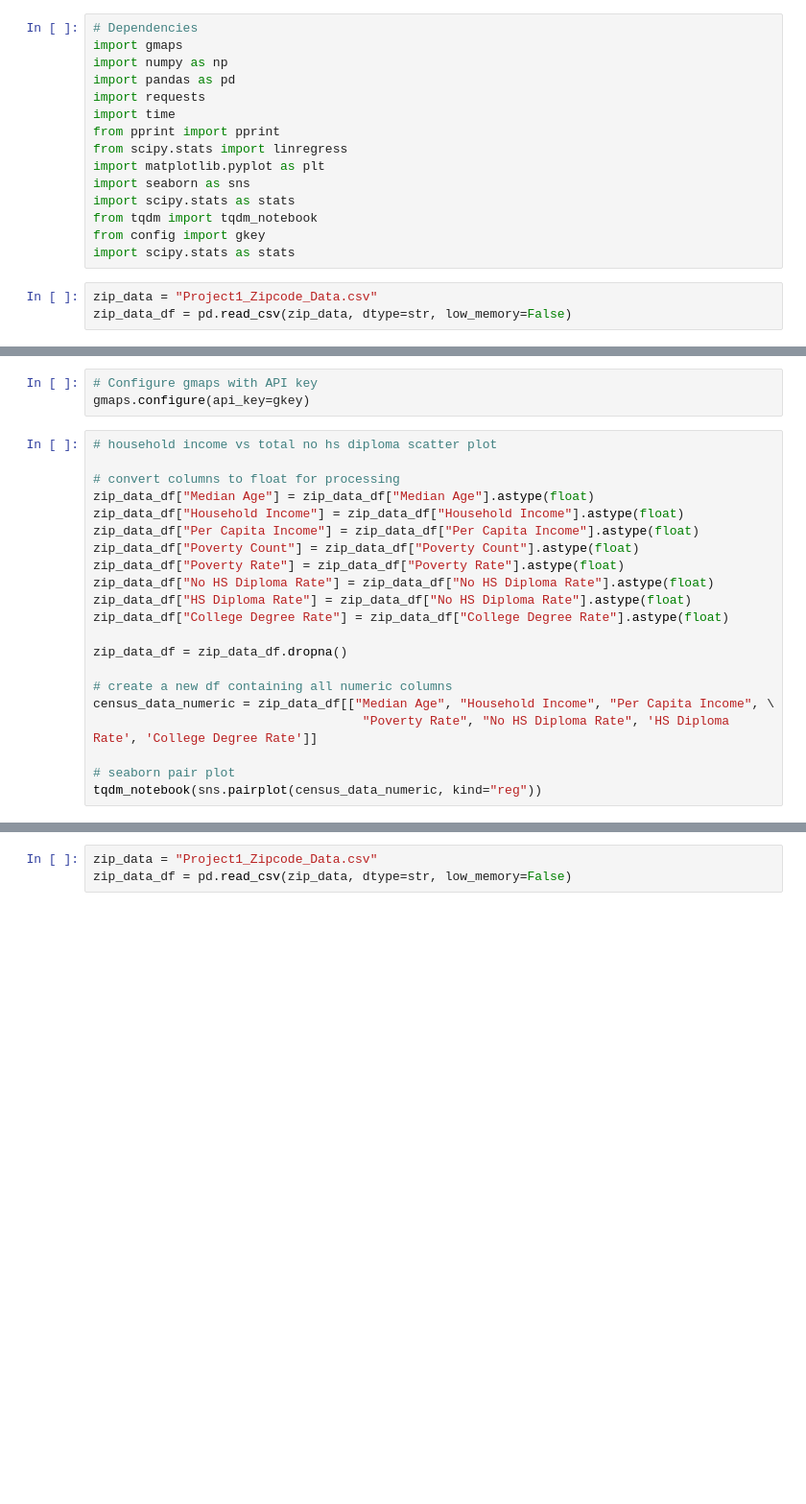
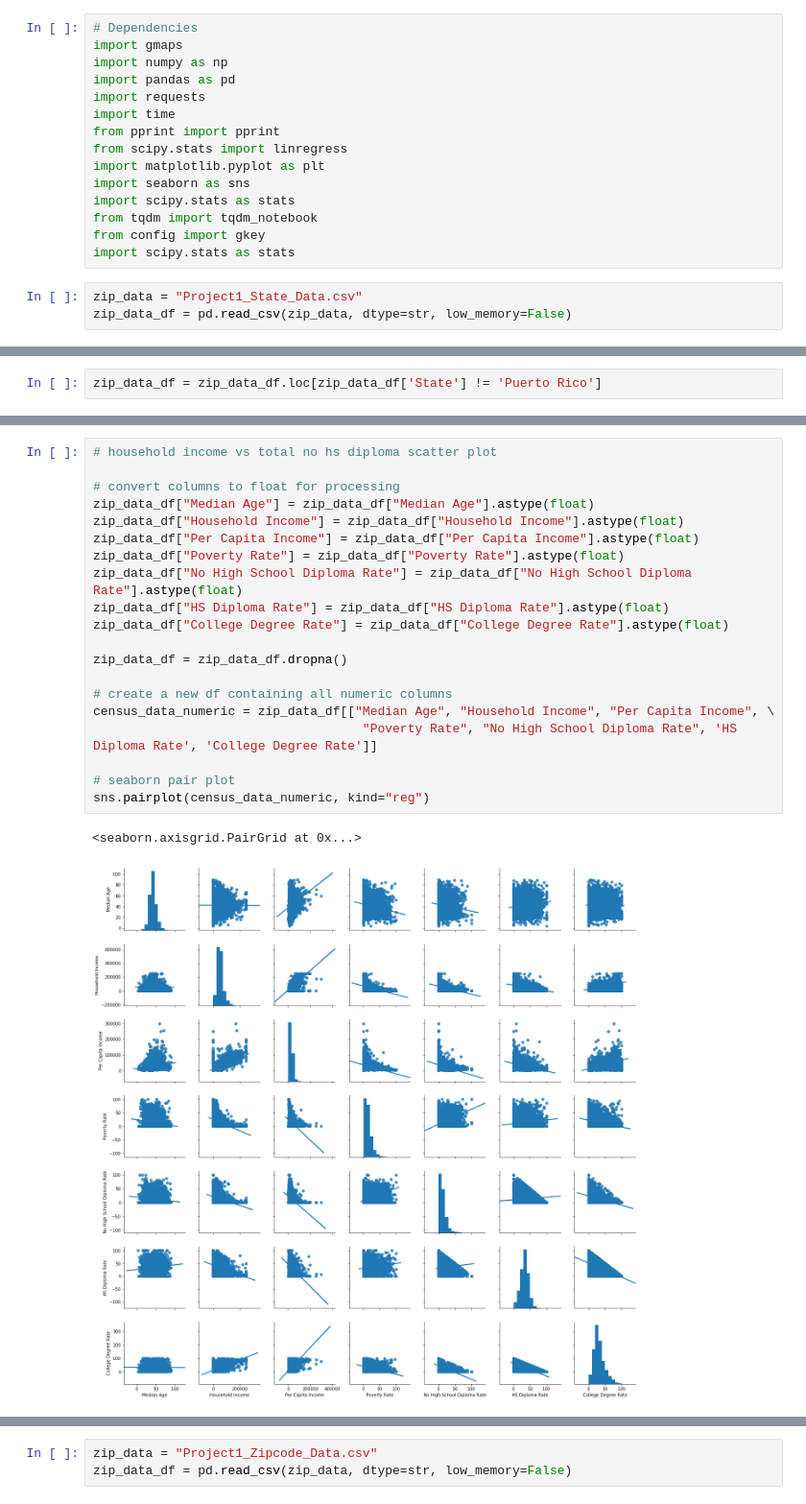
Before and after one commit to trigus00/Project_1, a Jupyter notebook: Stats_ZipCode.ipynb, the cells around one changed output, grey strips where cells are left out. Shown at 96% size. Cells and saved outputs as stored; diff of their text form; blank space fills up the shorter version.

Commit message:
Updated csv to remove Puerto Rico

```diff
--- a/Stats_ZipCode.ipynb
+++ b/Stats_ZipCode.ipynb
@@ -14,5 +14,5 @@ from tqdm import tqdm_notebook
 from config import gkey
 import scipy.stats as stats
 # %%
-zip_data = "Project1_Zipcode_Data.csv"
+zip_data = "Project1_State_Data.csv"
 zip_data_df = pd.read_csv(zip_data, dtype=str, low_memory=False)
@@ -44 +19,3 @@ zip_data_df.sort_values(by='Poverty Rate', ascending=False)
+# %%
+zip_data_df = zip_data_df.loc[zip_data_df['State'] != 'Puerto Rico']
 # %%
@@ -46,27 +42,26 @@ zip_data_df.columns
-# %%
-# Configure gmaps with API key
-gmaps.configure(api_key=gkey)
 # %%
 # household income vs total no hs diploma scatter plot
 
 # convert columns to float for processing
 zip_data_df["Median Age"] = zip_data_df["Median Age"].astype(float)
 zip_data_df["Household Income"] = zip_data_df["Household Income"].astype(float)
 zip_data_df["Per Capita Income"] = zip_data_df["Per Capita Income"].astype(float)
-zip_data_df["Poverty Count"] = zip_data_df["Poverty Count"].astype(float)
 zip_data_df["Poverty Rate"] = zip_data_df["Poverty Rate"].astype(float)
-zip_data_df["No HS Diploma Rate"] = zip_data_df["No HS Diploma Rate"].astype(float)
-zip_data_df["HS Diploma Rate"] = zip_data_df["No HS Diploma Rate"].astype(float)
+zip_data_df["No High School Diploma Rate"] = zip_data_df["No High School Diploma Rate"].astype(float)
+zip_data_df["HS Diploma Rate"] = zip_data_df["HS Diploma Rate"].astype(float)
 zip_data_df["College Degree Rate"] = zip_data_df["College Degree Rate"].astype(float)
 
 zip_data_df = zip_data_df.dropna()
 
 # create a new df containing all numeric columns
 census_data_numeric = zip_data_df[["Median Age", "Household Income", "Per Capita Income", \
-                                    "Poverty Rate", "No HS Diploma Rate", 'HS Diploma Rate', 'College Degree Rate']]
+                                    "Poverty Rate", "No High School Diploma Rate", 'HS Diploma Rate', 'College Degree Rate']]
 
 # seaborn pair plot
-tqdm_notebook(sns.pairplot(census_data_numeric, kind="reg"))
+sns.pairplot(census_data_numeric, kind="reg")
+# %% [output]
+<seaborn.axisgrid.PairGrid at 0x...>
+[figure, added]
 # %%
 # heat map on correlation matrix
 corr = census_data_numeric.corr()
```
Also changed, not shown: parts of 18 cells of this notebook, 7 other files.
